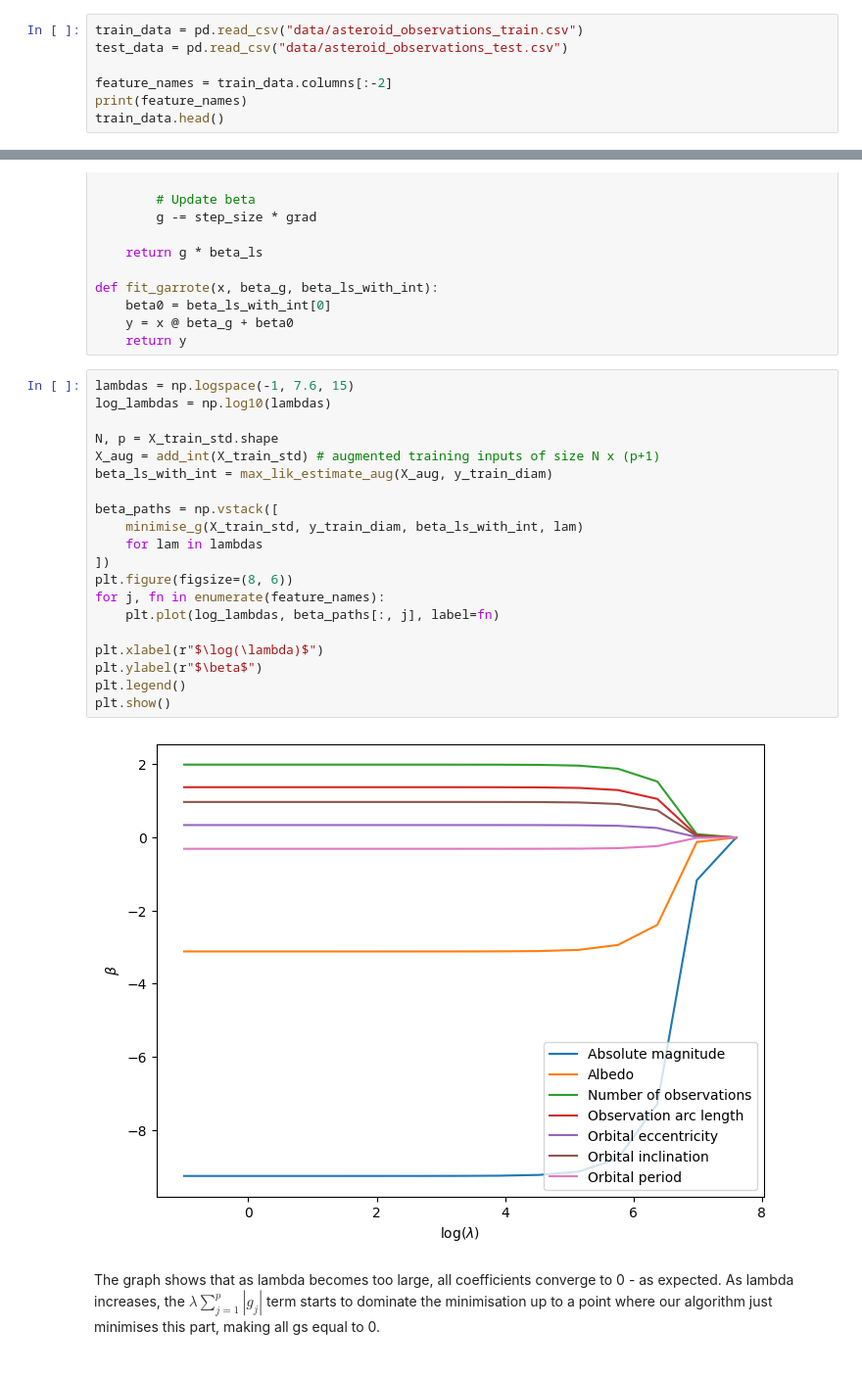
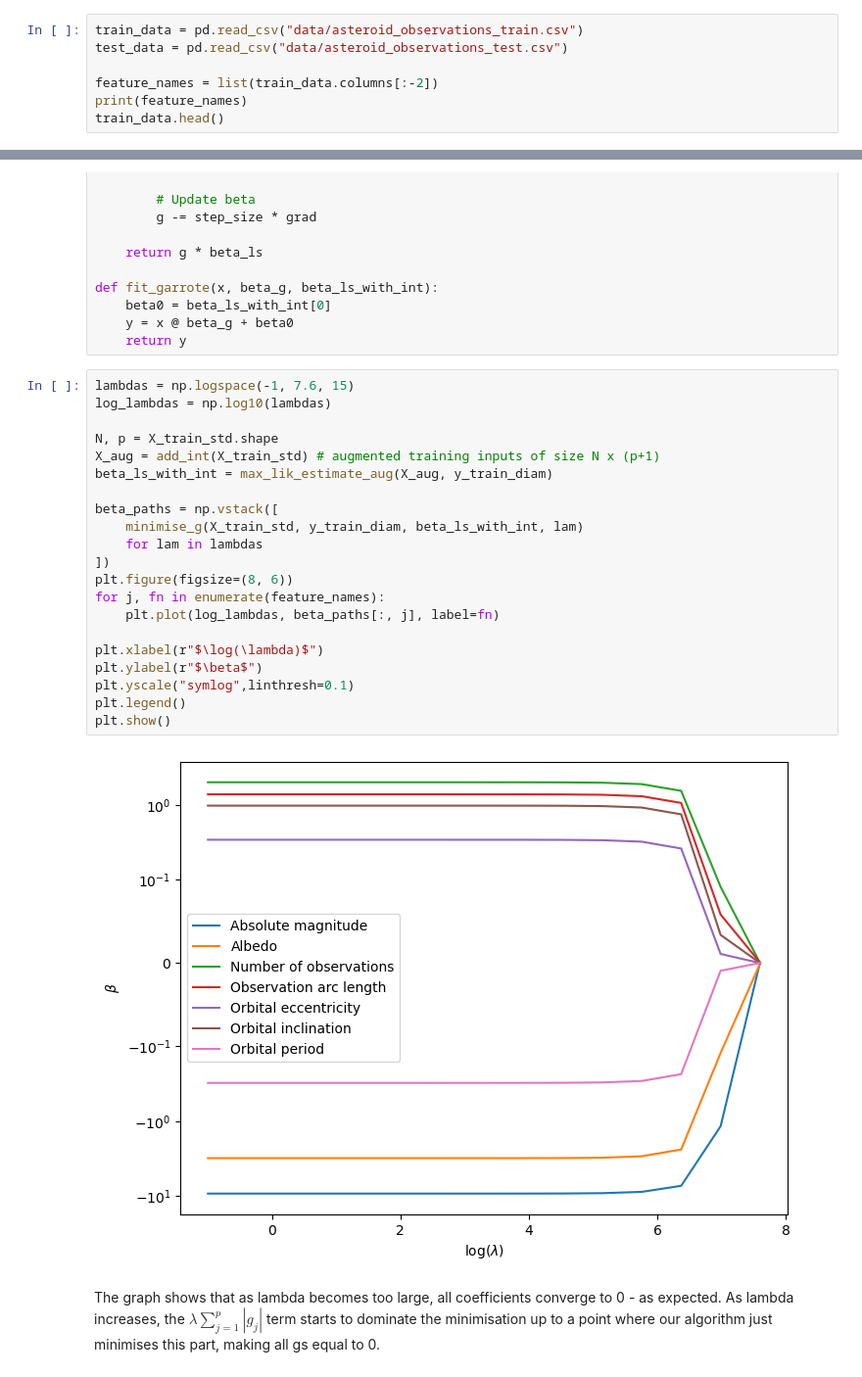
Before and after one commit to alisaklymchuk/data_science_math60026, a Jupyter notebook: 02455568_coursework1.ipynb, the cells around one changed output, grey strips where cells are left out. Shown at 98% size. Drawn from its saved outputs; the diff is of its cells as text.

```diff
--- a/02455568_coursework1.ipynb
+++ b/02455568_coursework1.ipynb
@@ -29,7 +29,7 @@ rng = np.random.default_rng(108)
 train_data = pd.read_csv("data/asteroid_observations_train.csv")
 test_data = pd.read_csv("data/asteroid_observations_test.csv")
 
-feature_names = train_data.columns[:-2]
+feature_names = list(train_data.columns[:-2])
 print(feature_names)
 train_data.head()
 # %% [output]
@@ -230,25 +227,26 @@ def fit_garrote(x, beta_g, beta_ls_with_int):
 # %%
 lambdas = np.logspace(-1, 7.6, 15)
 log_lambdas = np.log10(lambdas)
 
 N, p = X_train_std.shape
 X_aug = add_int(X_train_std) # augmented training inputs of size N x (p+1)
 beta_ls_with_int = max_lik_estimate_aug(X_aug, y_train_diam)
 
 beta_paths = np.vstack([
     minimise_g(X_train_std, y_train_diam, beta_ls_with_int, lam)
     for lam in lambdas
 ])
 plt.figure(figsize=(8, 6))
 for j, fn in enumerate(feature_names):
     plt.plot(log_lambdas, beta_paths[:, j], label=fn)
 
 plt.xlabel(r"$\log(\lambda)$")
 plt.ylabel(r"$\beta$")
+plt.yscale("symlog",linthresh=0.1)
 plt.legend()
 plt.show()
 # %% [output]
-[figure, old version]
+[figure, new version]
 # %% [markdown]
 The graph shows that as lambda becomes too large, all coefficients converge to 0 - as expected. As lambda increases, the
 $\lambda \sum_{j=1}^{p} |g_j|$ term starts to dominate the minimisation up to a point where our algorithm just minimises this part, making all gs equal to 0.
```
Also changed, not shown: parts of 15 cells of this notebook.
